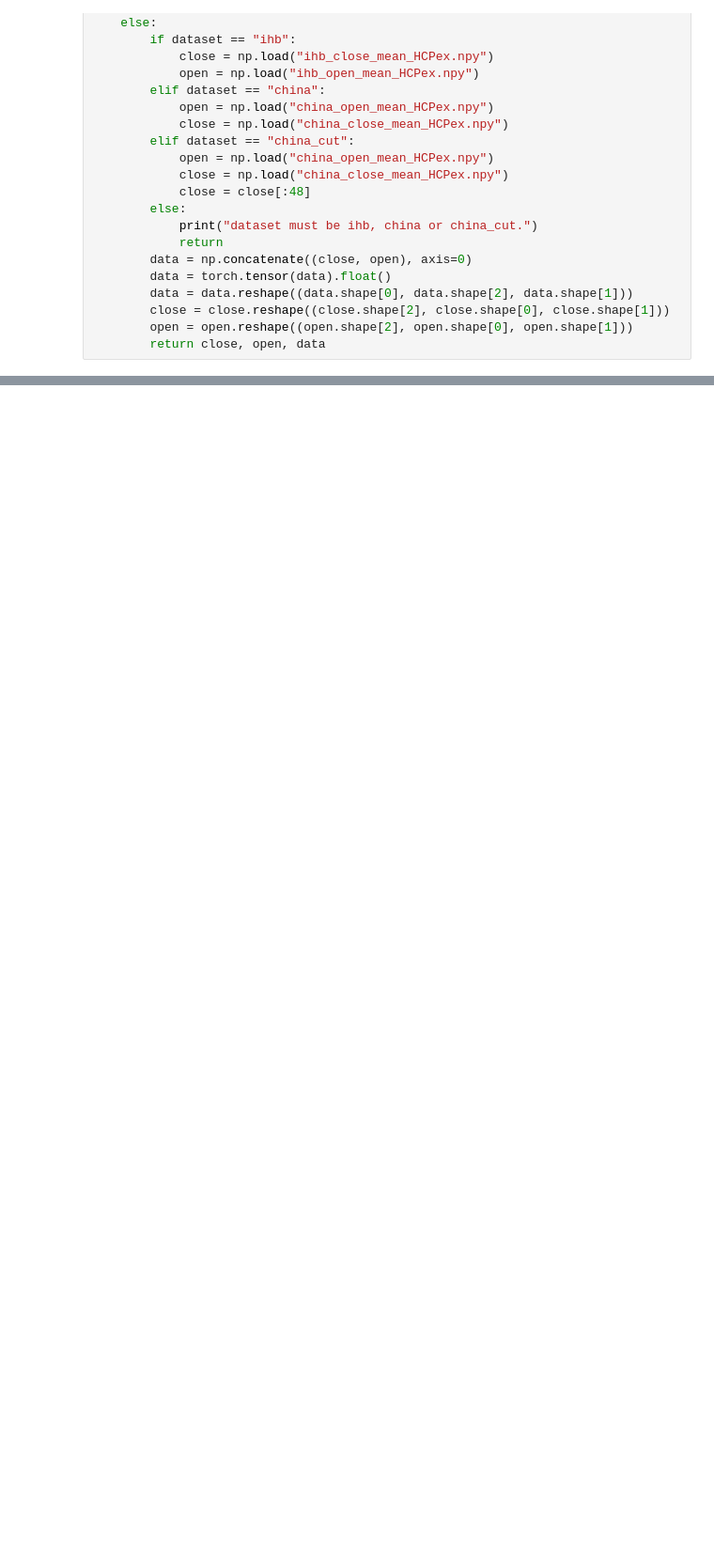
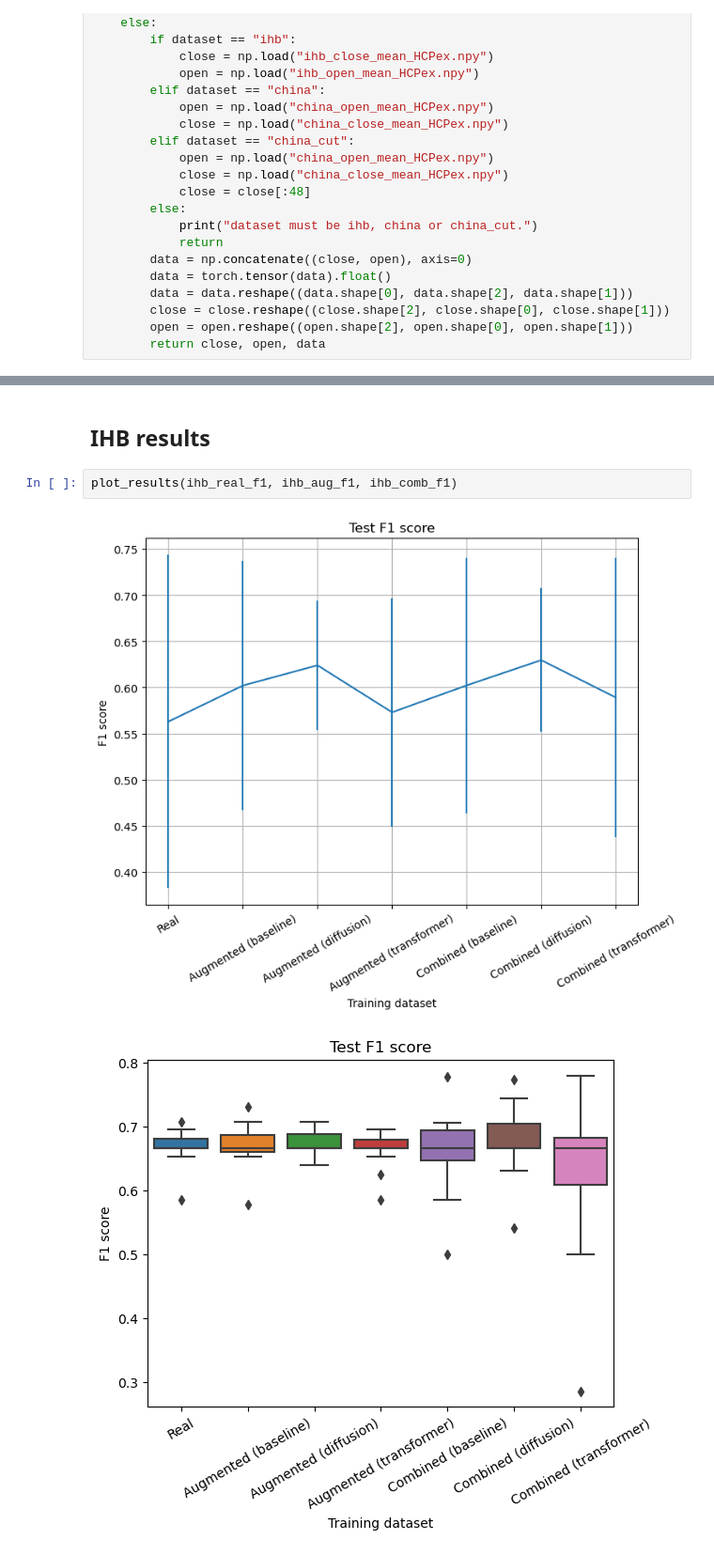
Before and after one commit to n0n1ck1/fMRI-augmentation, a Jupyter notebook: fMRI_train.ipynb, the cells around one changed output, grey strips where cells are left out. Shown at 94% size. Drawn from its saved outputs; the diff is of its cells as text; blank space fills up the shorter version.

```diff
--- a/fMRI_train.ipynb
+++ b/fMRI_train.ipynb
@@ -809,0 +275,7 @@ torch.Size([28])
+# %% [markdown]
+## IHB results
+# %%
+plot_results(ihb_real_f1, ihb_aug_f1, ihb_comb_f1)
+# %% [output]
+[figure, added]
+[figure, added]
```
Also changed, not shown: parts of 94 cells of this notebook, 2 other files.
